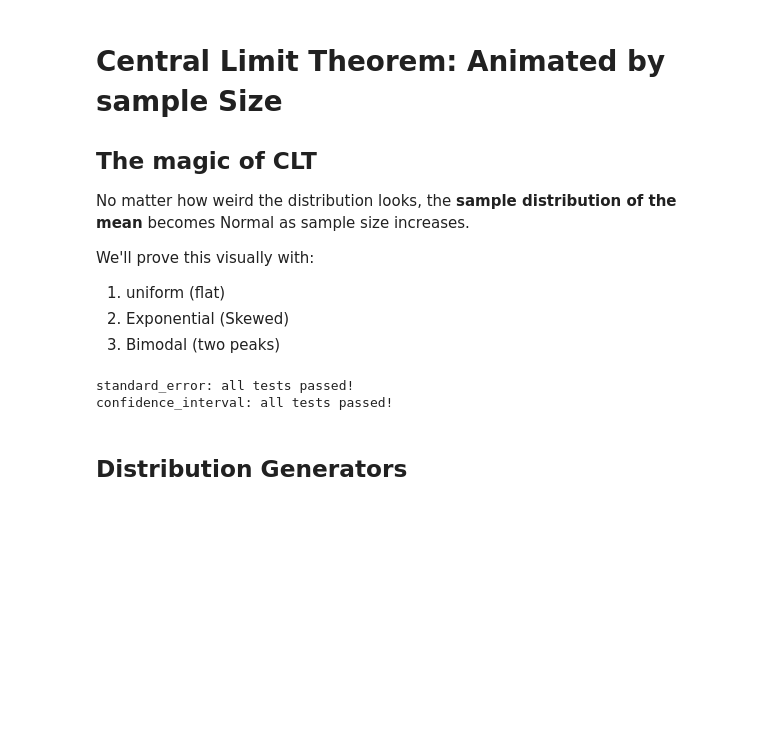
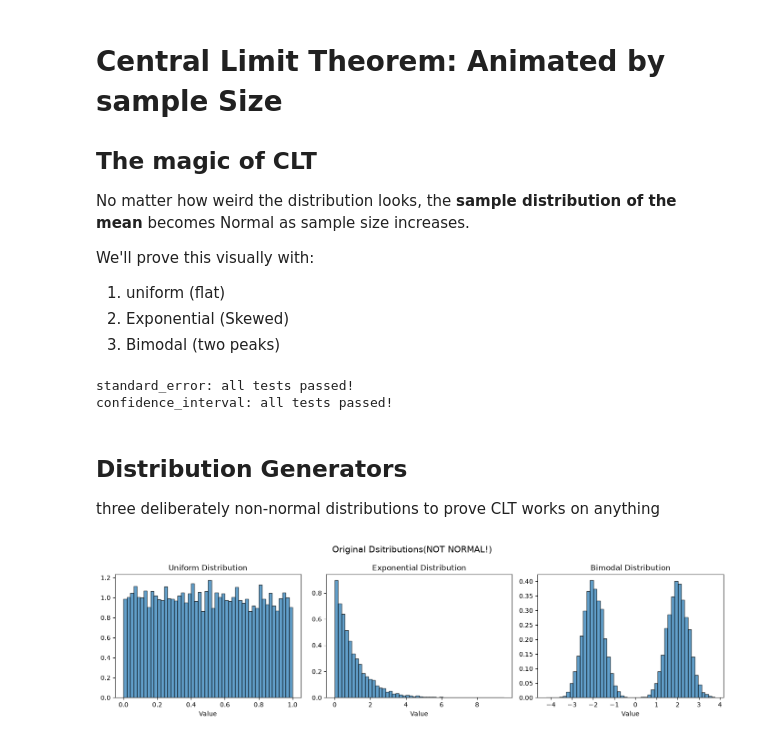
Before and after one commit to YasmineCharifi/Brownian-Motion-Simulator, a Jupyter notebook: notebooks/clt_animation.ipynb, the cells around one changed output. Drawn from its saved outputs; the diff is of its cells as text; code cells hidden in the pictures; blank space fills up the shorter version.

Commit message:
clt animations: distribution generators

```diff
--- a/notebooks/clt_animation.ipynb
+++ b/notebooks/clt_animation.ipynb
@@ -58,3 +58,30 @@ standard_error: all tests passed!
 confidence_interval: all tests passed!
 # %% [markdown]
 ## Distribution Generators
+three deliberately non-normal distributions to prove CLT works on anything
+# %%
+def generate_samples(dist_type, size):
+    if dist_type == 'uniform':
+        return np.random.uniform(0,1, size)
+    if dist_type == 'exponential':
+        return np.random.exponential(1, size)
+    if dist_type == 'bimodal':
+        mix = np.random.choice([0,1], size=size, p=[0.5,0.5])
+        return np.where(mix==0,
+                        np.random.normal(-2,0.5, size),
+                        np.random.normal(2,0.5, size))
+    else:
+        raise ValueError(f"Unknown Distribution: {dist_type}")
+
+## showing what each distribution look like
+fig, axes = plt.subplots(1,3, figsize=(14,4))
+for ax, dist in zip(axes,['uniform', 'exponential', 'bimodal']):
+    samples = generate_samples(dist, 10000)
+    ax.hist(samples, bins=50, density=True, alpha=0.7, edgecolor='black')
+    ax.set_title(f'{dist.capitalize()} Distribution')
+    ax.set_xlabel('Value')
+plt.suptitle('Original Dsitributions(NOT NORMAL!)', fontsize=14)
+plt.tight_layout()
+plt.show()
+# %% [output]
+[figure, added]
```
